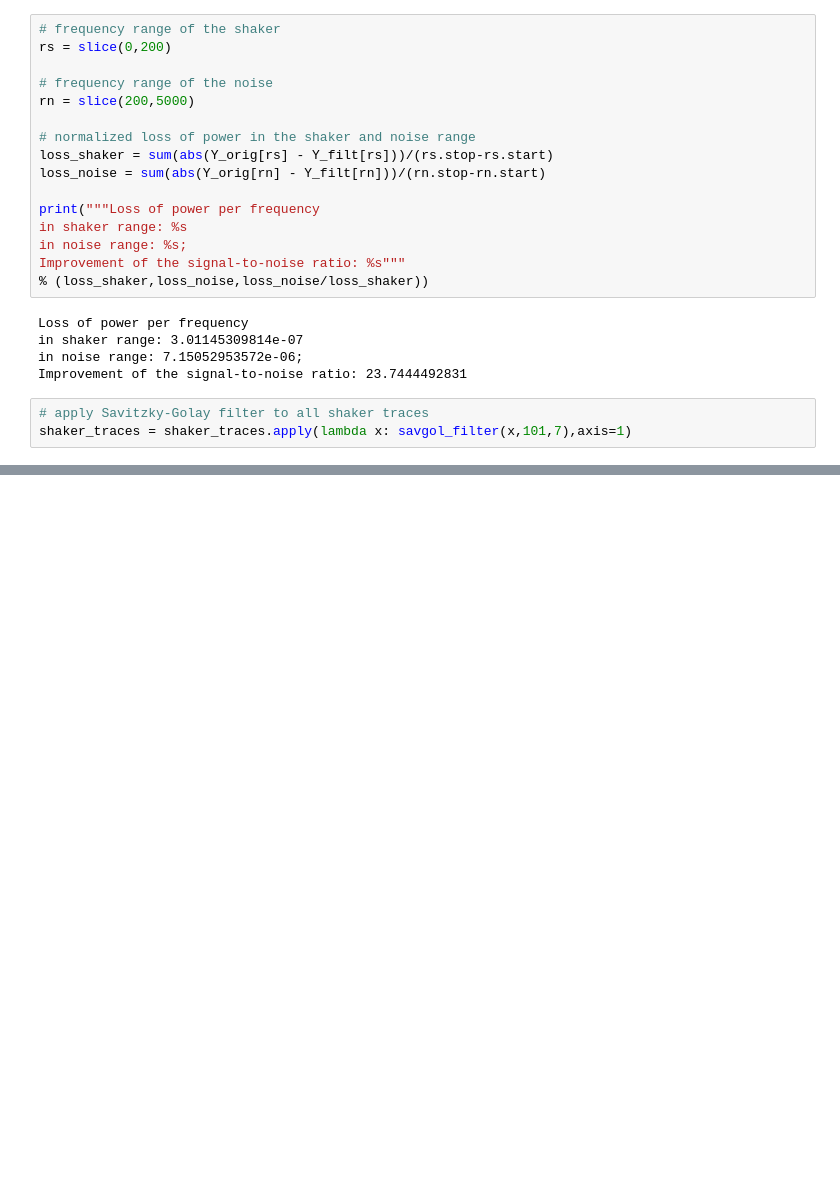
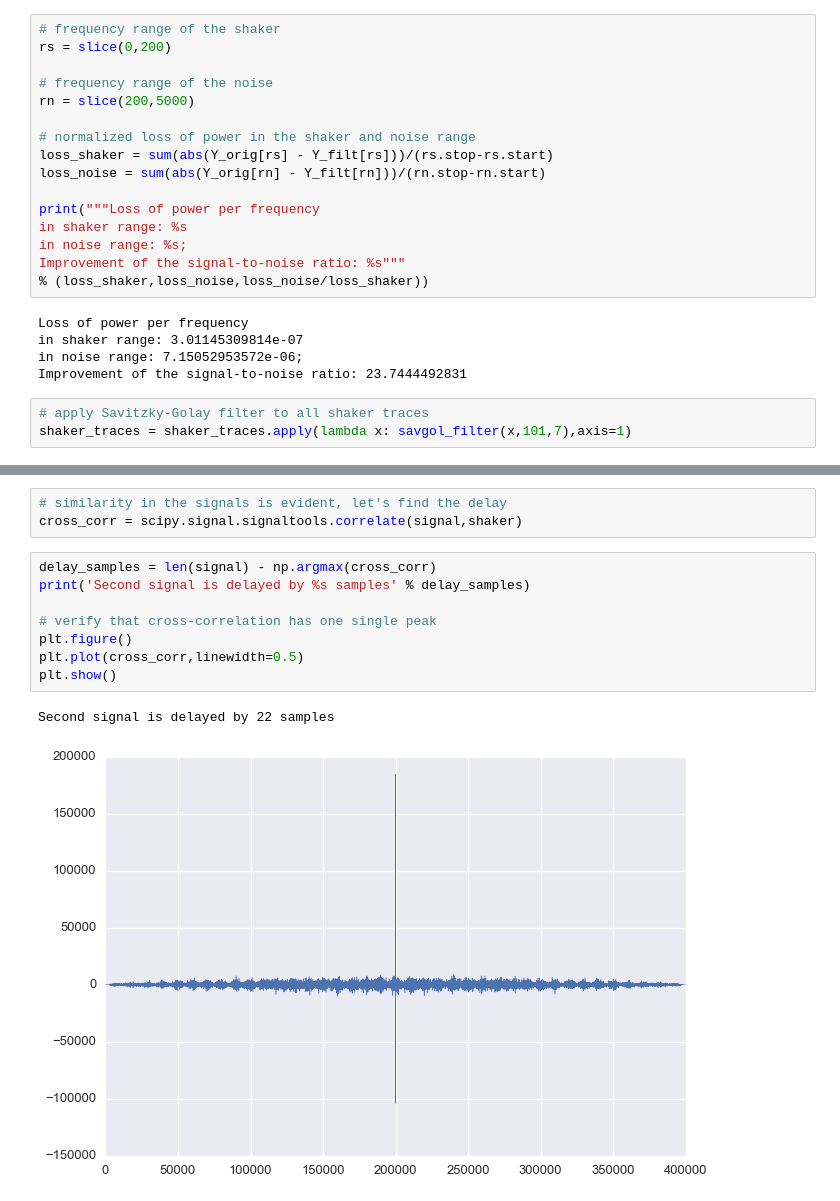
Before and after one commit to antopolskiy/code_showcase, a Jupyter notebook: motor_tracking.ipynb, the cells around one changed output, grey strips where cells are left out. Saved outputs shown, nothing was run; the diff lists cells and outputs as text; blank space fills up the shorter version.

```diff
--- a/motor_tracking.ipynb
+++ b/motor_tracking.ipynb
@@ -139,0 +167,14 @@ shaker_traces = shaker_traces.apply(lambda x: savgol_filter(x,101,7),axis=1)
+# %%
+# similarity in the signals is evident, let's find the delay
+cross_corr = scipy.signal.signaltools.correlate(signal,shaker)
+# %%
+delay_samples = len(signal) - np.argmax(cross_corr)
+print('Second signal is delayed by %s samples' % delay_samples)
+
+# verify that cross-correlation has one single peak
+plt.figure()
+plt.plot(cross_corr,linewidth=0.5)
+plt.show()
+# %% [output]
+Second signal is delayed by 22 samples
+[figure, added]
```
Also changed, not shown: parts of 11 cells of this notebook.
